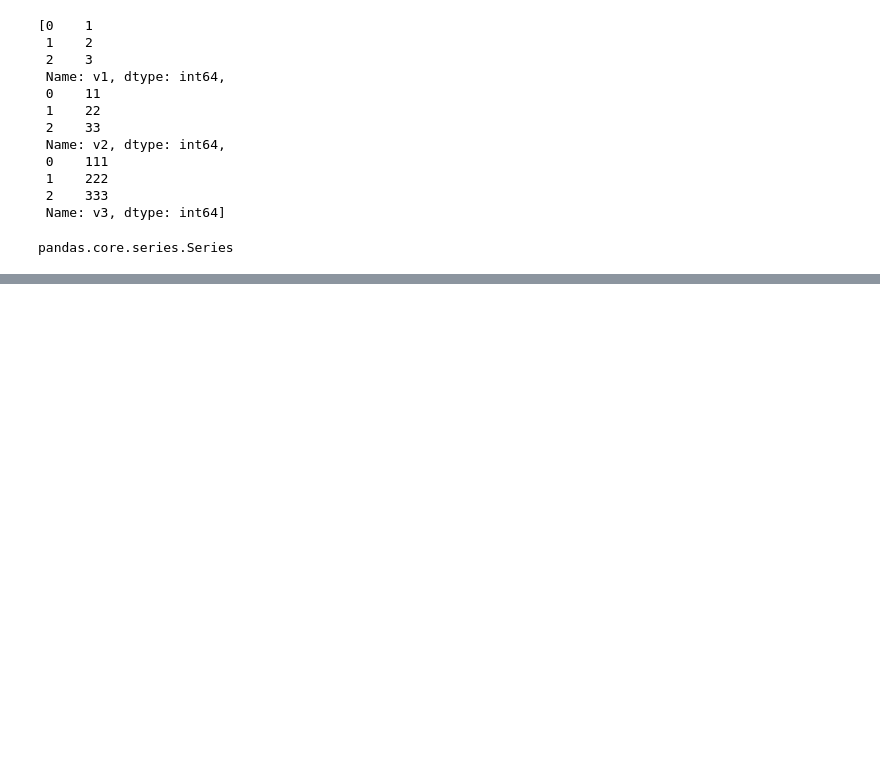
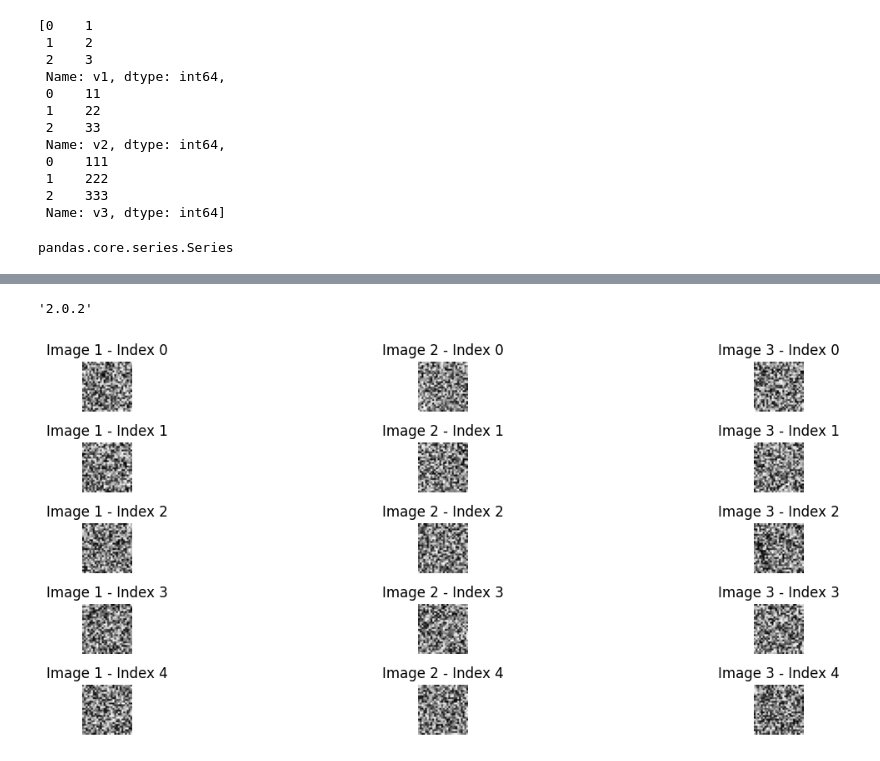
Before and after one commit to samdeleu/howest-dl, a Jupyter notebook: sessie_03/opdracht/trials.ipynb, the cells around one changed output, grey strips where cells are left out. Cells and saved outputs as stored; diff of their text form; code cells hidden in the pictures; blank space fills up the shorter version.

```diff
--- a/sessie_03/opdracht/trials.ipynb
+++ b/sessie_03/opdracht/trials.ipynb
@@ -541,0 +652,45 @@ pandas.core.series.Series
+# %%
+np.__version__
+# %% [output]
+'2.0.2'
+# %%
+import numpy as np
+import matplotlib.pyplot as plt
+
+# Sample data: Creating three random image arrays
+# Assuming each image is of size 28x28 and there are 5 images
+image1 = np.random.rand(5, 28, 28)  # First set of images
+image2 = np.random.rand(5, 28, 28)  # Second set of images
+image3 = np.random.rand(5, 28, 28)  # Third set of images
+
+# Number of images to display
+num_images = image1.shape[0]
+
+# Create a figure to display the images
+plt.figure(figsize=(15, 5))
+
+# Loop through each index and plot the images
+for i in range(num_images):
+    # Display the first image
+    ax1 = plt.subplot(num_images, 3, i * 3 + 1)  # 3 columns
+    plt.imshow(image1[i], cmap='gray')
+    plt.axis('off')
+    ax1.set_title('Image 1 - Index {}'.format(i))
+
+    # Display the second image
+    ax2 = plt.subplot(num_images, 3, i * 3 + 2)
+    plt.imshow(image2[i], cmap='gray')
+    plt.axis('off')
+    ax2.set_title('Image 2 - Index {}'.format(i))
+
+    # Display the third image
+    ax3 = plt.subplot(num_images, 3, i * 3 + 3)
+    plt.imshow(image3[i], cmap='gray')
+    plt.axis('off')
+    ax3.set_title('Image 3 - Index {}'.format(i))
+
+# Adjust layout
+plt.tight_layout()
+plt.show()
+# %% [output]
+[figure, added]
```
Also changed, not shown: parts of 12 cells of this notebook, 10 other files.
